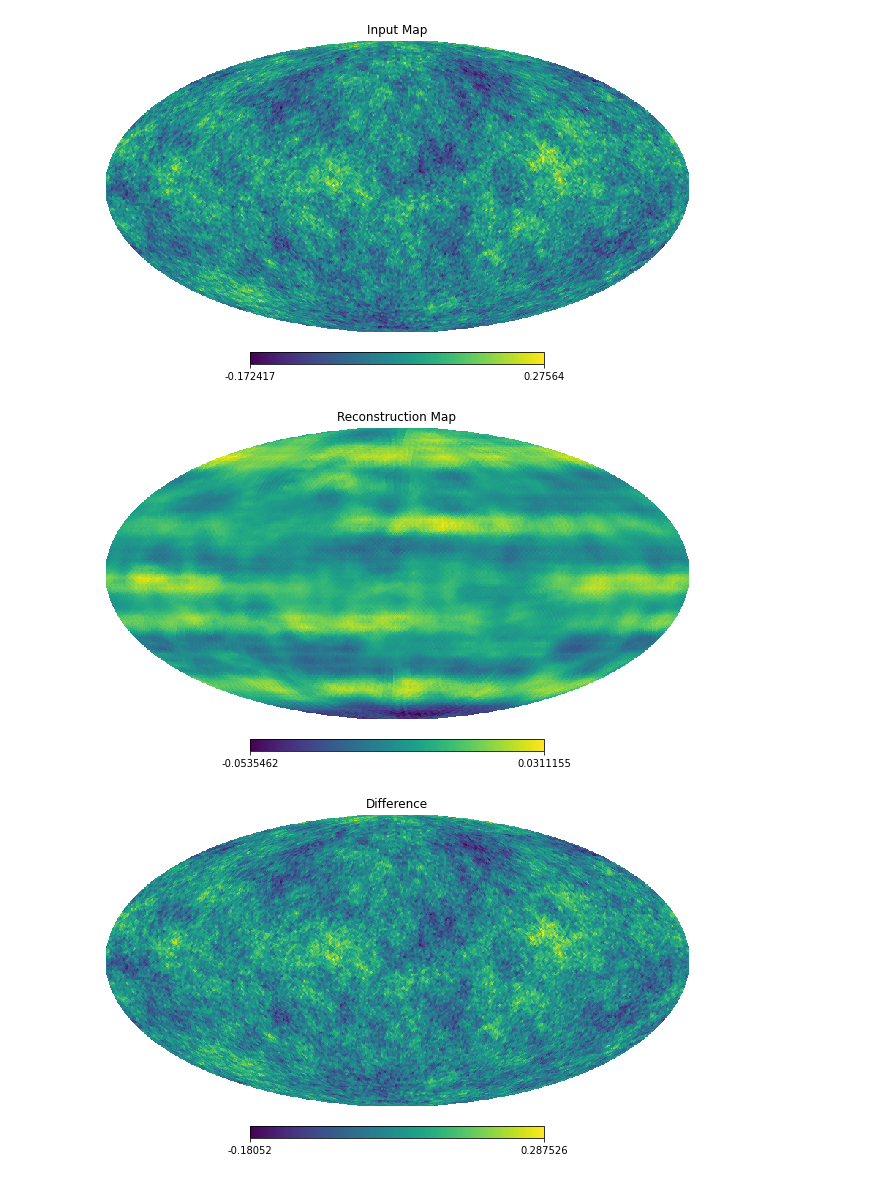
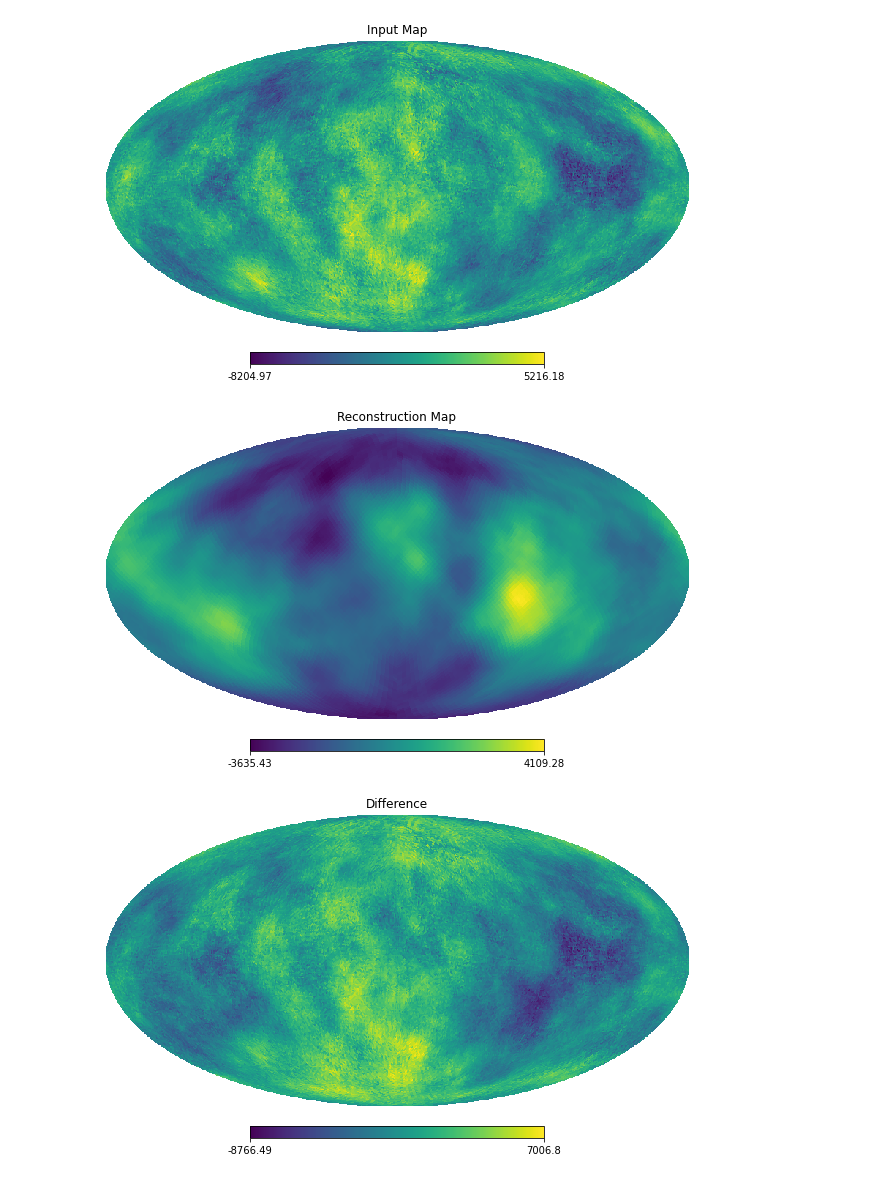
Before and after one commit to wurdahl/kSZ-Velocity-Recon-ML, a Jupyter notebook: GenerativeModel.ipynb, the cells around one changed output. Saved outputs shown, nothing was run; the diff lists cells and outputs as text; code cells hidden in the pictures.

```diff
--- a/GenerativeModel.ipynb
+++ b/GenerativeModel.ipynb
@@ -74,8 +74,8 @@ K = 5
 layers = [hp_layer.HealpyChebyshev(K=K, Fout=8, use_bias=True, use_bn=False,
                                    activation="elu"),
                   hp_layer.HealpyPseudoConv(p=1, Fout=8, activation="elu"),
-                  hp_layer.HealpyPseudoConv(p=1, Fout=16, activation="elu"),
-                  hp_layer.HealpyPseudoConv(p=1, Fout=32, activation="elu"),
+                  #hp_layer.HealpyPseudoConv(p=1, Fout=16, activation="elu"),
+                  #hp_layer.HealpyPseudoConv(p=1, Fout=32, activation="elu"),
                   hp_layer.HealpyChebyshev(K=K, Fout=32, use_bias=True, use_bn=False,
                                    activation="elu"),
                   tf.keras.layers.LayerNormalization(axis=1),
@@ -93,18 +93,18 @@ layers = [hp_layer.HealpyChebyshev(K=K, Fout=8, use_bias=True, use_bn=False,
                   hp_layer.HealpyChebyshev(K=K, Fout=32, use_bias=True, use_bn=False,
                                            activation="elu"),
                   tf.keras.layers.LayerNormalization(axis=1),
-                  hp_layer.HealpyPseudoConv_Transpose(p=1, Fout=16, activation="elu"),
+                  #hp_layer.HealpyPseudoConv_Transpose(p=1, Fout=16, activation="elu"),
                   hp_layer.HealpyChebyshev(K=K, Fout=32, use_bias=True, use_bn=False,
                                    activation="elu"),
-                  hp_layer.HealpyPseudoConv_Transpose(p=1, Fout=16, activation="elu"),
+                  #hp_layer.HealpyPseudoConv_Transpose(p=1, Fout=16, activation="elu"),
                   hp_layer.HealpyChebyshev(K=K, Fout=16, use_bias=True, use_bn=False,
                                    activation="elu"),
                   hp_layer.HealpyPseudoConv_Transpose(p=1, Fout=1, activation="linear")]
 # %%
 n_pix = hp.nside2npix(nside)
 indices = np.arange(n_pix)
-modelHP = HealpyGCNN(nside=nside, layers=layers,indices=np.arange(0,12*nside**2), n_neighbors=20)
-modelHP.build(input_shape=(None, len(indices), 2))
+modelHP = HealpyGCNN(nside=nside, layers=layers,indices=np.arange(0,12*nside**2), n_neighbors=40)
+modelHP.build(input_shape=(None, len(indices), 3))
 modelHP.summary(110)
 # %% [output]
 WARNING: This network assumes that everything concerning healpy is in NEST ordering...
@@ -131,16 +131,17 @@ def r_square(y_true, y_pred):
     SS_tot = K.sum(K.square(y_true - K.mean(y_true)))
     return ( 1 - SS_res/(SS_tot + K.epsilon()) )
 # %%
-modelHP.compile(optimizer=tf.keras.optimizers.Nadam(1e-2),
-              loss=tf.keras.losses.Huber(delta=1.0,reduction="auto",name="huber_loss"),
+modelHP.compile(optimizer=tf.keras.optimizers.Adam(1e-2),
+              #loss=tf.keras.losses.Huber(delta=1.0,reduction="auto",name="huber_loss"),
+                loss="MAE",
               metrics=[r_square]
 )
 # %%
 history = modelHP.fit(
     x=x_train,
     y=y_train,
-    batch_size=5,
-    epochs=20,
+    batch_size=10,
+    epochs=30,
     validation_data = (x_test,y_test)
 )
 # %% [output]
@@ -165,10 +154,10 @@ Epoch 20/20
 original_map = x_train[:350]
 reconstructed_map = modelHP(original_map, True).numpy()
 # %%
-hp.mollview(kSZData[350], nest=True, title="Input Map")
+hp.mollview(velData[350], nest=True, title="Input Map")
 hp.mollview(reconstructed_map[0,:,0], nest=True, title="Reconstruction Map")
-hp.mollview(kSZData[350] - reconstructed_map[0,:,0], nest=True, title="Difference")
+hp.mollview(velData[350] - reconstructed_map[0,:,0], nest=True, title="Difference")
 # %% [output]
-[figure, old version]
+[figure, new version]
-[figure, old version]
+[figure, new version]
-[figure, old version]
+[figure, new version]
```
Also changed, not shown: parts of 14 cells of this notebook.
